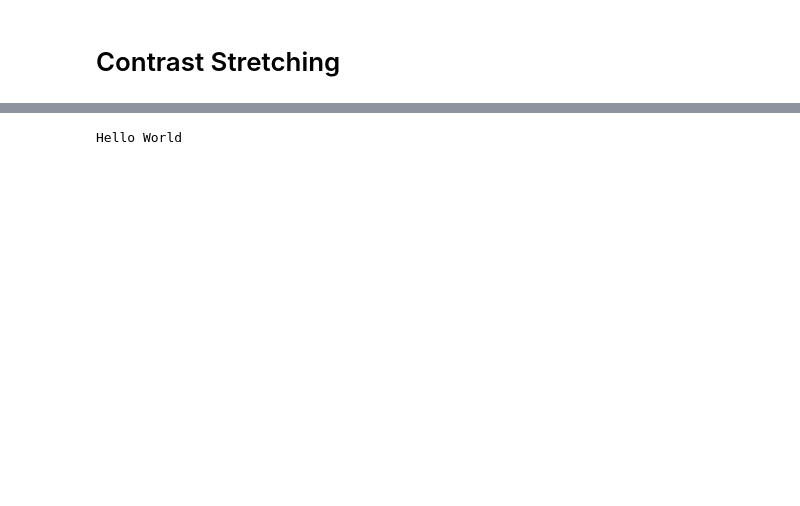
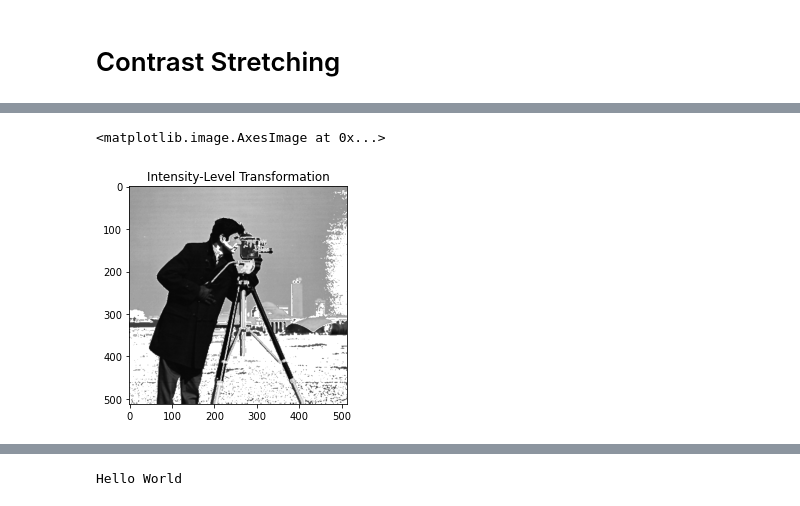
Before and after one commit to MastProTech/Image-Processing, a Jupyter notebook: ImageProcessing3.ipynb, the cells around one changed output, grey strips where cells are left out. Cells and saved outputs as stored; diff of their text form; code cells hidden in the pictures; blank space fills up the shorter version.

```diff
--- a/ImageProcessing3.ipynb
+++ b/ImageProcessing3.ipynb
@@ -132,0 +131,12 @@ plt.hist(img);
+# %%
+img=data.camera()
+h,w=img.shape
+for i in range(0,h):
+    for j in range(0,w):
+        if img[i][j]>=100 and img[i][j]<150:
+            img[i][j]=255
+plt.title("Intensity-Level Transformation")
+plt.imshow(img, 'gray')
+# %% [output]
+<matplotlib.image.AxesImage at 0x...>
+[figure, added]
```
Also changed, not shown: parts of 11 cells of this notebook.
